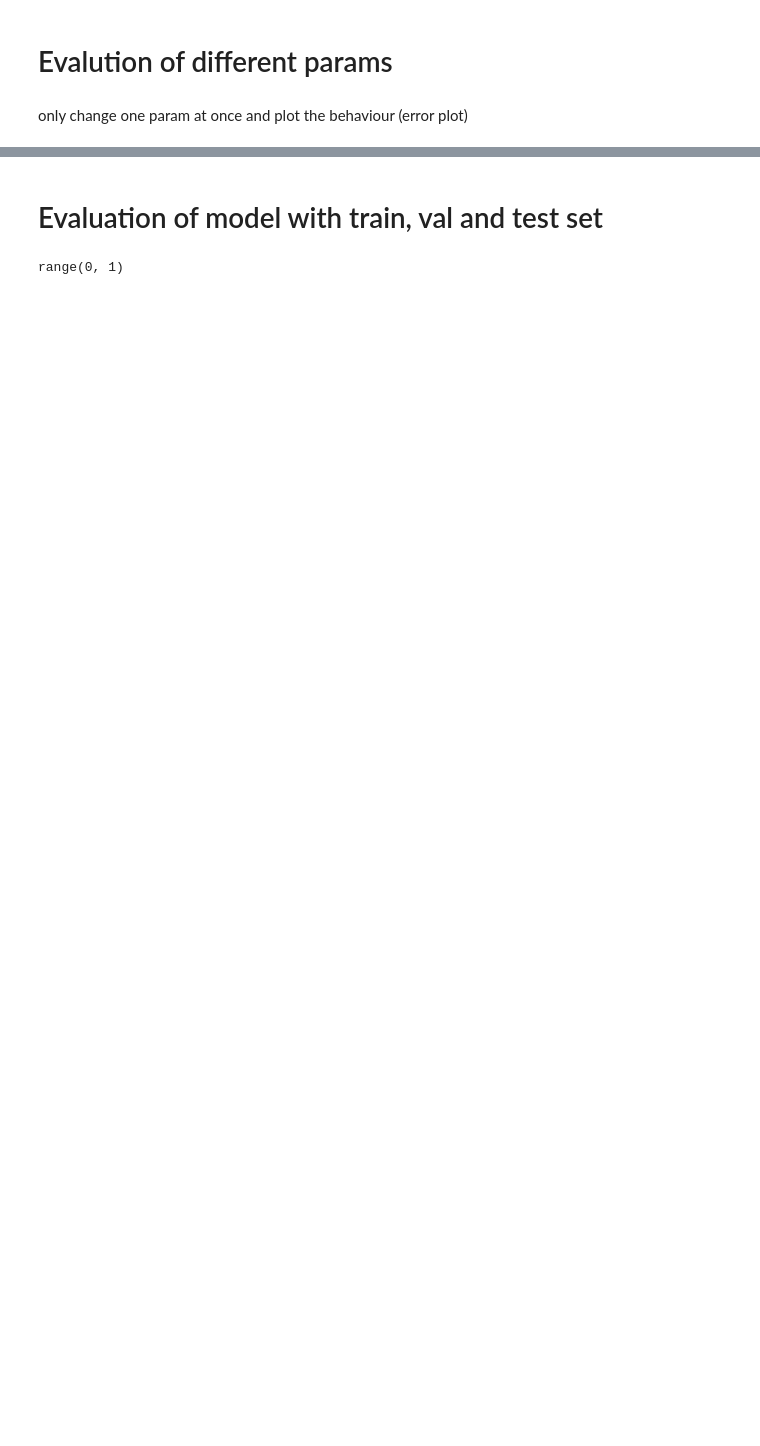
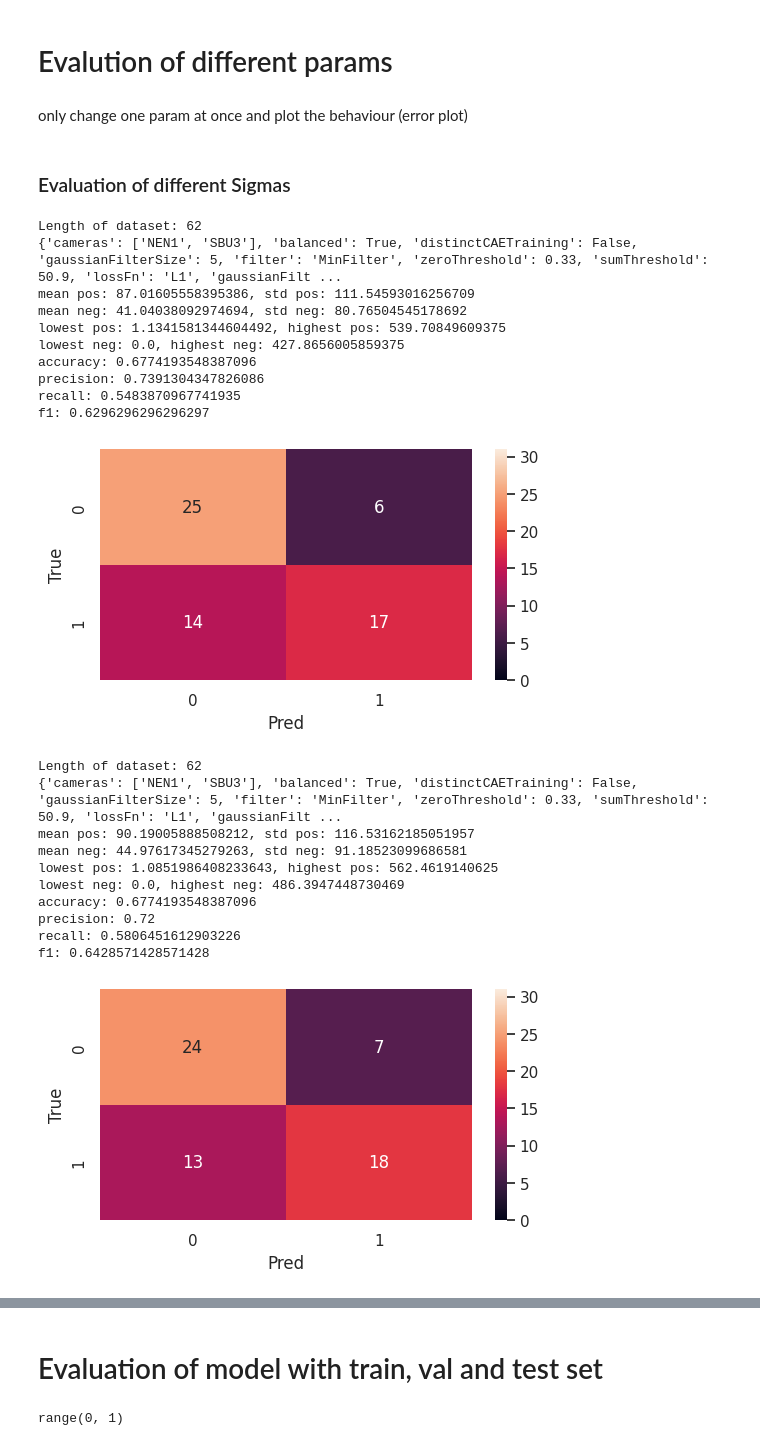
Before and after one commit to klusertim/heronWorkspace, a Jupyter notebook: classifier/basicClassifier.ipynb, the cells around one changed output, grey strips where cells are left out. Saved outputs shown, nothing was run; the diff lists cells and outputs as text; code cells hidden in the pictures; blank space fills up the shorter version.

```diff
--- a/classifier/basicClassifier.ipynb
+++ b/classifier/basicClassifier.ipynb
@@ -367 +421,54 @@ def evaluateAndPlotSettings(settings: list(dict)):
     plt.show()
+# %% [markdown]
+### Evaluation of different Sigmas
+# %%
+# distributions = dict(
+#     cameras = [["NEN1", "SBU3"]], #, ["SBU4"]
+#     balanced = [True, False],
+#     distinctCAETraining = [True, False],
+#     gaussianFilterSize = [5],
+#     gaussianFilterSigma = [3, 5],
+#     filter = ["MinFilter"], #["MinFilter", "GaussianFilter"]
+#     zeroThreshold = np.random.uniform(low=0.15, high=0.4, size=30), # uniform dist on loc, loc+scale -> uniform(loc, scale) #threshold for zeroing out the image
+#     sumThreshold = np.random.uniform(low=20, high=50, size=30),
+#     lossFn = ["L1"]#["MSE", "L1"],
+# )
+
+# investigation of gaussian filter sigma
+startState = dict(
+    cameras = ["NEN1", "SBU3"], #, ["SBU4"]
+    balanced = True,
+    distinctCAETraining = False,
+    gaussianFilterSize = 5,
+    filter = "MinFilter", #["MinFilter", "GaussianFilter"]
+    zeroThreshold = 0.175, # uniform dist on loc, loc+scale -> uniform(loc, scale) #threshold for zeroing out the image
+    sumThreshold = 50.9,
+    lossFn = "L1"
+)
+
+sigmaArr = [1, 3, 5, 7, 9]
+settings = [dict(startState, gaussianFilterSigma=sigma) for sigma in sigmaArr]
+evaluateAndPlotSettings(settings)
+# %% [output]
+Length of dataset: 62
+{'cameras': ['NEN1', 'SBU3'], 'balanced': True, 'distinctCAETraining': False, 'gaussianFilterSize': 5, 'filter': 'MinFilter', 'zeroThreshold': 0.33, 'sumThreshold': 50.9, 'lossFn': 'L1', 'gaussianFilt ...
+mean pos: 87.01605558395386, std pos: 111.54593016256709
+mean neg: 41.04038092974694, std neg: 80.76504545178692
+lowest pos: 1.1341581344604492, highest pos: 539.70849609375
+lowest neg: 0.0, highest neg: 427.8656005859375
+accuracy: 0.6774193548387096
+precision: 0.7391304347826086
+recall: 0.5483870967741935
+f1: 0.6296296296296297
+[figure, added]
+Length of dataset: 62
+{'cameras': ['NEN1', 'SBU3'], 'balanced': True, 'distinctCAETraining': False, 'gaussianFilterSize': 5, 'filter': 'MinFilter', 'zeroThreshold': 0.33, 'sumThreshold': 50.9, 'lossFn': 'L1', 'gaussianFilt ...
+mean pos: 90.19005888508212, std pos: 116.53162185051957
+mean neg: 44.97617345279263, std neg: 91.18523099686581
+lowest pos: 1.0851986408233643, highest pos: 562.4619140625
+lowest neg: 0.0, highest neg: 486.3947448730469
+accuracy: 0.6774193548387096
+precision: 0.72
+recall: 0.5806451612903226
+f1: 0.6428571428571428
+[figure, added]
```
Also changed, not shown: parts of 9 cells of this notebook.
